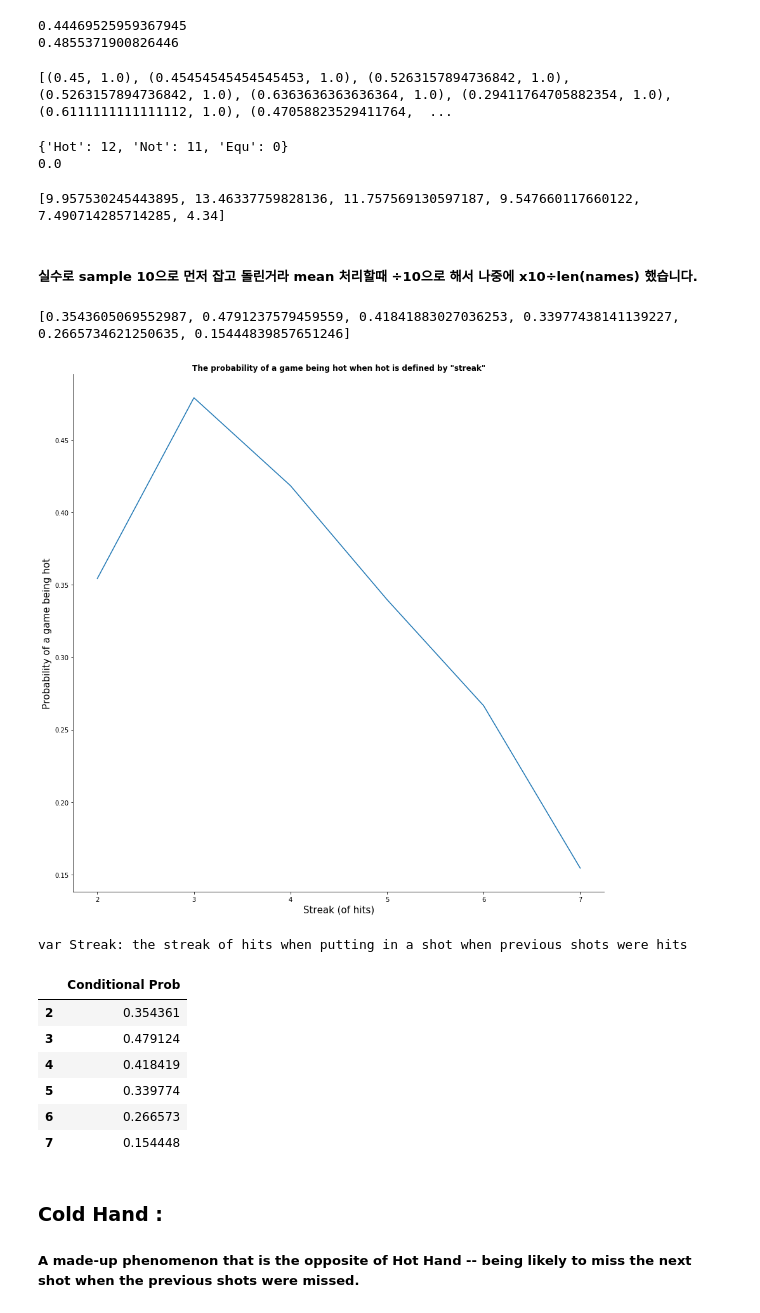
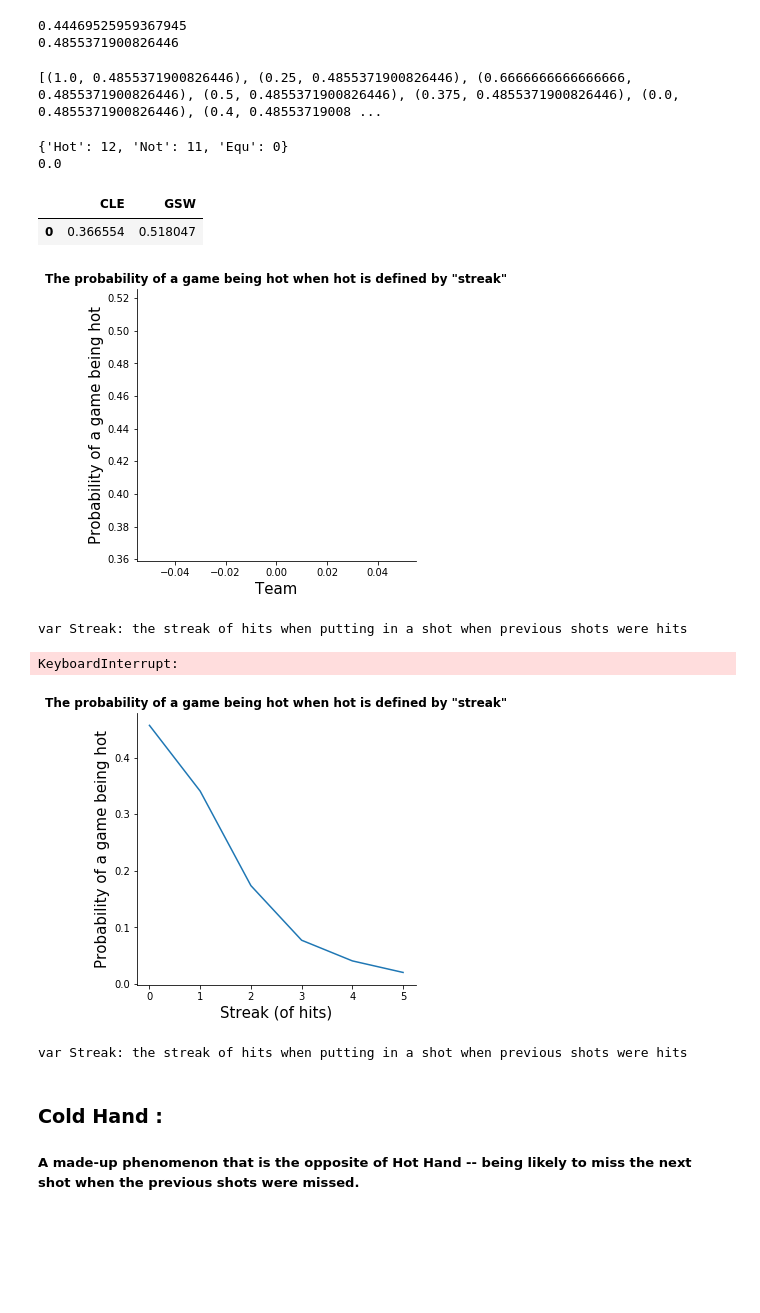
Before and after one commit to joeychun/NBA_shooting, a Jupyter notebook: NBA_shooting.ipynb, the cells around one changed output. Saved outputs shown, nothing was run; the diff lists cells and outputs as text; code cells hidden in the pictures; blank space fills up the shorter version.

Commit message:
plot hot hand by team and added sampling fxn, still have to tidy dataframe

```diff
--- a/NBA_shooting.ipynb
+++ b/NBA_shooting.ipynb
@@ -201,6 +233,8 @@ def shot_hit_per_game(name,streak=2): # Returns a list of tuples. One (hot_hand_
 
     counter_dict = {}
     prob_data = []
+
+    hit_rate = shot_hit_rate(name)
 
     for game_id in game_ids:
         all_hits = 0
@@ -238,14 +272,14 @@ def shot_hit_per_game(name,streak=2): # Returns a list of tuples. One (hot_hand_
 
         # Only using as data when shots attempted is not too low
         if len(bin_list) >= combo[combo['player_name']==name]['FGAPG'].tolist()[0]:
-            prob_data.append((condi_prob, all_hits/len(bin_list)))
+            prob_data.append((condi_prob, hit_rate))
 
     return prob_data
 
 
-print(shot_hit_per_game(name,1))
+print(shot_hit_per_game(name,3))
 # %% [output]
-[(0.45, 1.0), (0.45454545454545453, 1.0), (0.5263157894736842, 1.0), (0.5263157894736842, 1.0), (0.6363636363636364, 1.0), (0.29411764705882354, 1.0), (0.6111111111111112, 1.0), (0.47058823529411764,  ...
+[(1.0, 0.4855371900826446), (0.25, 0.4855371900826446), (0.6666666666666666, 0.4855371900826446), (0.5, 0.4855371900826446), (0.375, 0.4855371900826446), (0.0, 0.4855371900826446), (0.4, 0.48553719008 ...
 # %%
 # Checks how many games were hot, not, or in the middle by one player
 def hot_games_count(name,streak=2):
@@ -281,56 +334,57 @@ print(hot_games_quantified(name,1))
+# %%
+df_team = pd.DataFrame(teams_hot_mean)
+df_team
+# %% [output]
+|  | CLE | GSW |
+| 0 | 0.366554 | 0.518047 |
+# %%
+fig, ax = plt.subplots(1,1,figsize=(5,5))
+
+
+plt.plot(df_team)
+plt.xlabel('Team', fontsize=15)
+plt.ylabel('Probability of a game being hot', fontsize=15)
+plt.title('The probability of a game being hot when hot is defined by "streak"',fontweight='bold')
+
+
+plt.show()
+print('var Streak: the streak of hits when putting in a shot when previous shots were hits')
+# %% [output]
+[figure, added]
+var Streak: the streak of hits when putting in a shot when previous shots were hits
 # %%
 conditional_dict = {2:0,3:0,4:0,5:0,6:0,7:0} # Conditional probability data is iterated in dictionary,
 conditional_list = [] # Then moved into a list
 
-for iter_name in names:
+
+for iter_name in sample:
     for x in range(2,8):
         quantified = hot_games_quantified(iter_name,x)
         if quantified != None: # Checks if not exceptional divied by 0 case
             conditional_dict[x] += quantified
 
 for x in range(2,8):
-    conditional_list.append(conditional_dict[x]/10)
+    conditional_list.append(conditional_dict[x]/60)
 
 df1 = pd.DataFrame({'Conditional Prob':conditional_list})
 print(conditional_list)
 # %% [output]
-[9.957530245443895, 13.46337759828136, 11.757569130597187, 9.547660117660122, 7.490714285714285, 4.34]
+KeyboardInterrupt:
-# %% [markdown]
-##### 실수로 sample 10으로 먼저 잡고  돌린거라 mean 처리할때 ÷10으로 해서 나중에 x10÷len(names) 했습니다.
-# %%
-# List data changed into df form
-df1 = pd.DataFrame({'Conditional Prob':conditional_list})
-print(conditional_list)
-# %% [output]
-[0.3543605069552987, 0.4791237579459559, 0.41841883027036253, 0.33977438141139227, 0.2665734621250635, 0.15444839857651246]
-# %%
-# Changing the index into the x-axis values
-df1.index = pd.core.indexes.range.RangeIndex(start=2,stop=8,step=1)
 # %%
-fig, ax = plt.subplots(1,1,figsize=(15,15))
+fig, ax = plt.subplots(1,1,figsize=(5,5))
 
 
 plt.plot(df1)
 plt.xlabel('Streak (of hits)', fontsize=15)
 plt.ylabel('Probability of a game being hot', fontsize=15)
 plt.title('The probability of a game being hot when hot is defined by "streak"',fontweight='bold')
 
 
 plt.show()
 print('var Streak: the streak of hits when putting in a shot when previous shots were hits')
 # %% [output]
-[figure, old version]
+[figure, new version]
 var Streak: the streak of hits when putting in a shot when previous shots were hits
-# %%
-df1
-# %% [output]
-|  | Conditional Prob |
-| 2 | 0.354361 |
-| 3 | 0.479124 |
-| 4 | 0.418419 |
-| 5 | 0.339774 |
-| 6 | 0.266573 |
-| 7 | 0.154448 |
 # %% [markdown]
 ###  Cold Hand :
 ##### A made-up phenomenon that is the opposite of Hot Hand -- being likely to miss the next shot when the previous shots were missed.
```
Also changed, not shown: parts of 7 cells of this notebook.
